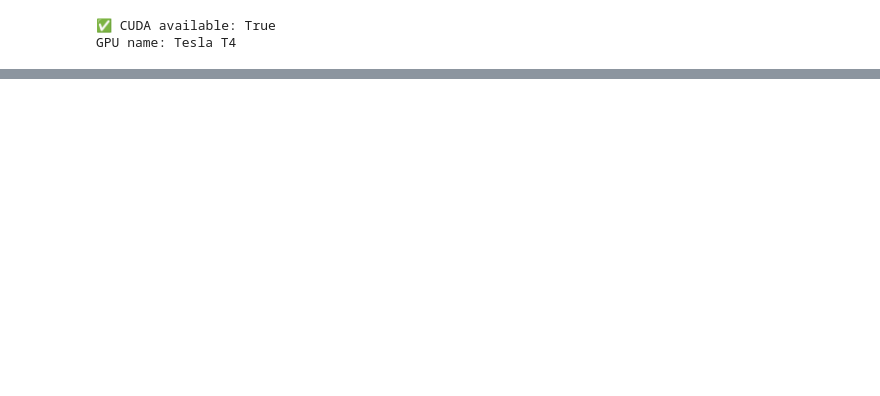
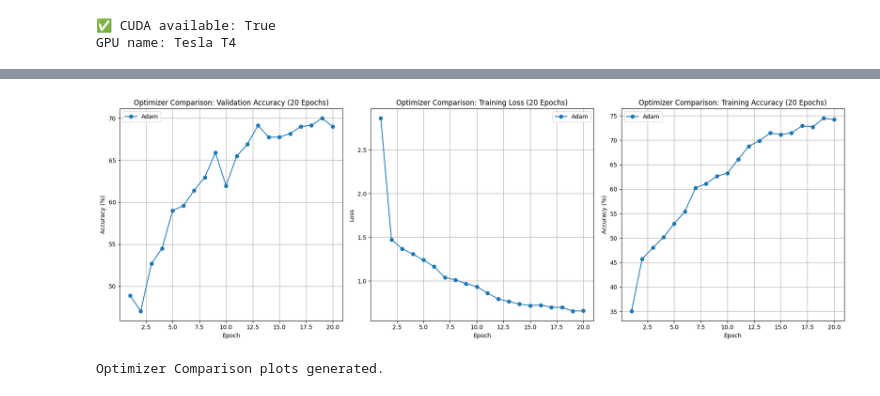
Before and after one commit to lahirunie-dulsara/EN3150-Assignment-3-CNN, a Jupyter notebook: RealWaste.ipynb, the cells around one changed output, grey strips where cells are left out. Cells and saved outputs as stored; diff of their text form; code cells hidden in the pictures; blank space fills up the shorter version.

Commit message:
ADAM with batch size = 64 ,  LR = 0.0025 ,  Image size = 256

```diff
--- a/RealWaste.ipynb
+++ b/RealWaste.ipynb
@@ -290,0 +329,20 @@ plt.show()
+# %%
+print("\n" + "="*50)
+print("       Starting Optimizer Performance Comparison Training       ")
+print("="*50 + "\n")
+
+_ = get_fresh_model_for_comparison(num_classes, device)
+
+NUM_EPOCHS_COMP = 20
+
+criterion_comp = nn.CrossEntropyLoss()
+
+# 1. Adam Optimizer Configuration
+model_adam_comp = get_fresh_model_for_comparison(num_classes, device)
+optimizer_adam_comp = optim.Adam(model_adam_comp.parameters(), lr=0.00025, weight_decay=1e-4)
+scheduler_adam_comp = StepLR(optimizer_adam_comp, step_size=10, gamma=0.1)
+
+adam_results = run_optimizer_training_comparison(
+    model_adam_comp, "Adam", optimizer_adam_comp, criterion_comp, scheduler_adam_comp, NUM_EPOCHS_COMP, train_loader, val_loader, device
+)
+adam_train_losses, adam_train_accuracies, adam_val_losses, adam_val_accuracies, adam_comp_model_path = adam_results
@@ -290,0 +369,38 @@ plt.show()
+# %%
+
+plt.figure(figsize=(18, 6))
+
+
+plt.subplot(1, 3, 1)
+plt.plot(range(1, NUM_EPOCHS_COMP + 1), adam_val_accuracies, marker='o', linestyle='-', label='Adam')
+plt.title(f"Optimizer Comparison: Validation Accuracy ({NUM_EPOCHS_COMP} Epochs)")
+plt.xlabel("Epoch")
+plt.ylabel("Accuracy (%)")
+plt.legend()
+plt.grid(True)
+
+
+plt.subplot(1, 3, 2)
+plt.plot(range(1, NUM_EPOCHS_COMP + 1), adam_train_losses, marker='o', linestyle='-', label='Adam')
+plt.title(f"Optimizer Comparison: Training Loss ({NUM_EPOCHS_COMP} Epochs)")
+plt.xlabel("Epoch")
+plt.ylabel("Loss")
+plt.legend()
+plt.grid(True)
+
+
+plt.subplot(1, 3, 3)
+plt.plot(range(1, NUM_EPOCHS_COMP + 1), adam_train_accuracies, marker='o', linestyle='-', label='Adam')
+plt.title(f"Optimizer Comparison: Training Accuracy ({NUM_EPOCHS_COMP} Epochs)")
+plt.xlabel("Epoch")
+plt.ylabel("Accuracy (%)")
+plt.legend()
+plt.grid(True)
+
+plt.tight_layout()
+plt.show()
+
+print("\nOptimizer Comparison plots generated.")
+# %% [output]
+[figure, added]
+Optimizer Comparison plots generated.
```
Also changed, not shown: parts of 16 cells of this notebook.
